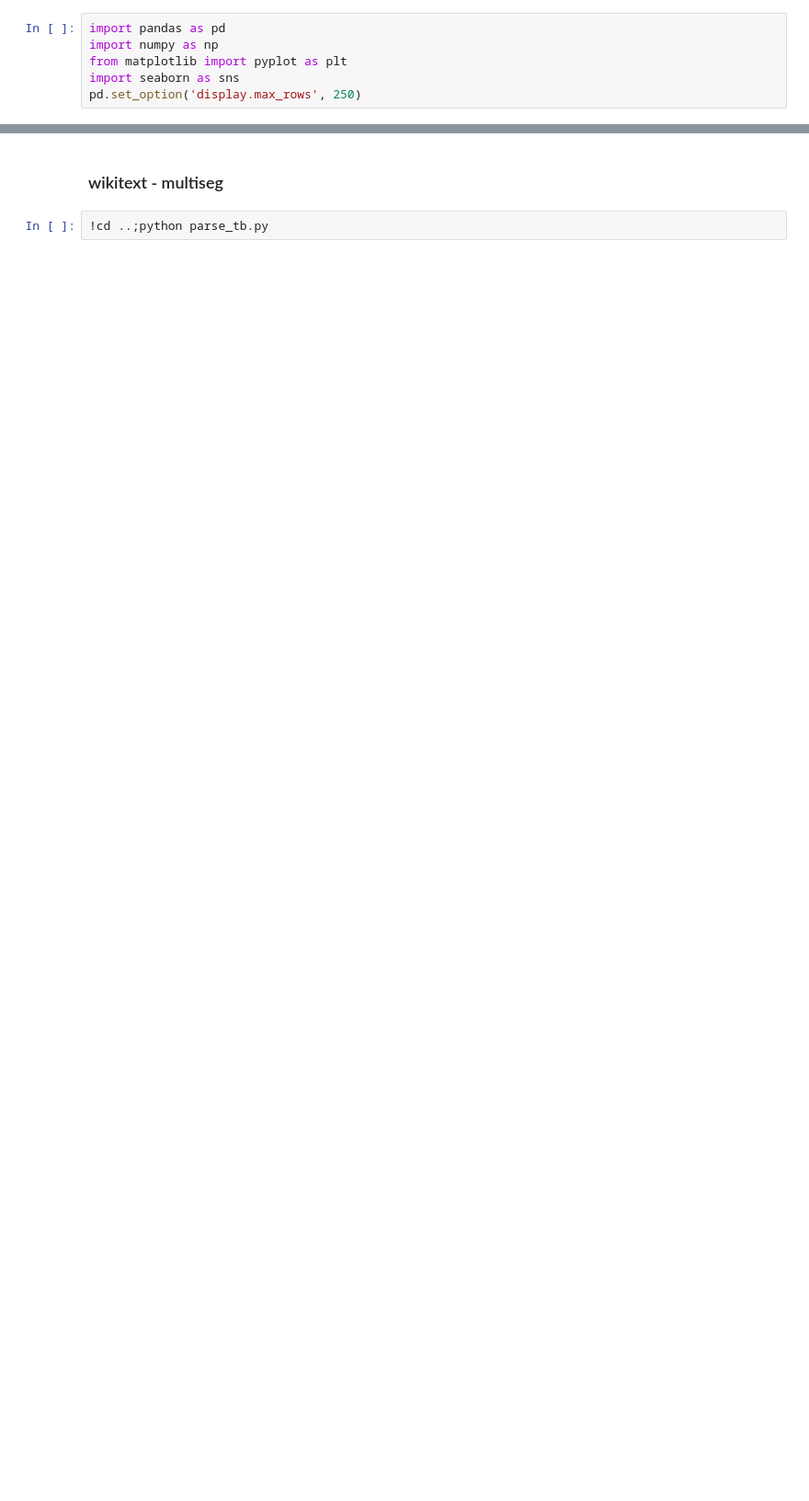
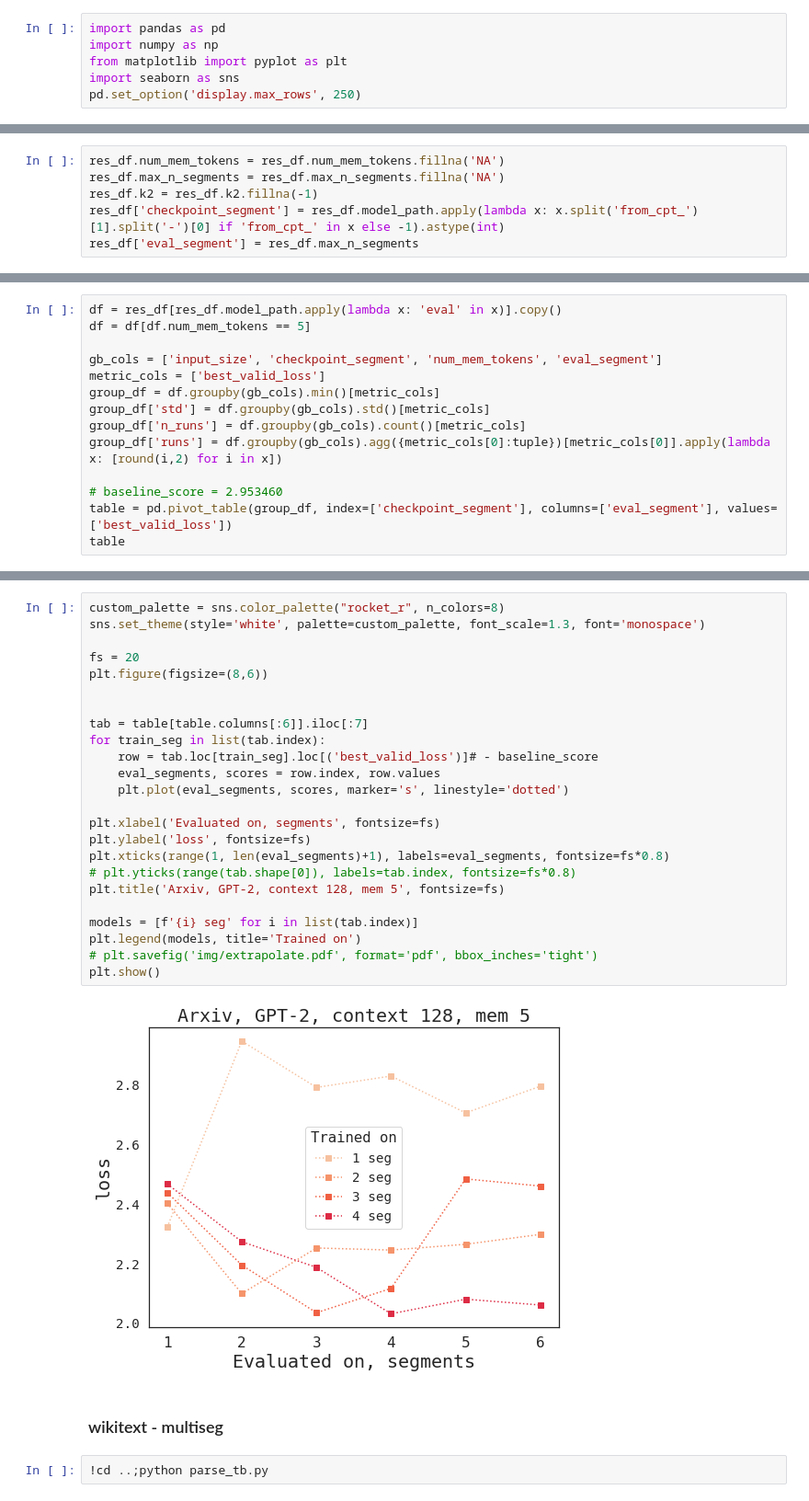
Before and after one commit to pansershrek/recurrent-memory-transformer, a Jupyter notebook: notebooks/interpret_results_decoder.ipynb, the cells around one changed output, grey strips where cells are left out. Shown at 92% size. Cells and saved outputs as stored; diff of their text form; blank space fills up the shorter version.

```diff
--- a/notebooks/interpret_results_decoder.ipynb
+++ b/notebooks/interpret_results_decoder.ipynb
@@ -6,0 +16,6 @@ pd.set_option('display.max_rows', 250)
+# %%
+res_df.num_mem_tokens = res_df.num_mem_tokens.fillna('NA')
+res_df.max_n_segments = res_df.max_n_segments.fillna('NA')
+res_df.k2 = res_df.k2.fillna(-1)
+res_df['checkpoint_segment'] = res_df.model_path.apply(lambda x: x.split('from_cpt_')[1].split('-')[0] if 'from_cpt_' in x else -1).astype(int)
+res_df['eval_segment'] = res_df.max_n_segments
@@ -6,0 +47,14 @@ pd.set_option('display.max_rows', 250)
+# %%
+df = res_df[res_df.model_path.apply(lambda x: 'eval' in x)].copy()
+df = df[df.num_mem_tokens == 5]
+
+gb_cols = ['input_size', 'checkpoint_segment', 'num_mem_tokens', 'eval_segment']
+metric_cols = ['best_valid_loss']
+group_df = df.groupby(gb_cols).min()[metric_cols]
+group_df['std'] = df.groupby(gb_cols).std()[metric_cols]
+group_df['n_runs'] = df.groupby(gb_cols).count()[metric_cols]
+group_df['runs'] = df.groupby(gb_cols).agg({metric_cols[0]:tuple})[metric_cols[0]].apply(lambda x: [round(i,2) for i in x])
+
+# baseline_score = 2.953460
+table = pd.pivot_table(group_df, index=['checkpoint_segment'], columns=['eval_segment'], values=['best_valid_loss'])
+table
@@ -7,3 +69,29 @@ pd.set_option('display.max_rows', 250)
+# %%
+custom_palette = sns.color_palette("rocket_r", n_colors=8)
+sns.set_theme(style='white', palette=custom_palette, font_scale=1.3, font='monospace')
+
+fs = 20
+plt.figure(figsize=(8,6))
+
+
+tab = table[table.columns[:6]].iloc[:7]
+for train_seg in list(tab.index):
+    row = tab.loc[train_seg].loc[('best_valid_loss')]# - baseline_score
+    eval_segments, scores = row.index, row.values
+    plt.plot(eval_segments, scores, marker='s', linestyle='dotted')
+
+plt.xlabel('Evaluated on, segments', fontsize=fs)
+plt.ylabel('loss', fontsize=fs)
+plt.xticks(range(1, len(eval_segments)+1), labels=eval_segments, fontsize=fs*0.8)
+# plt.yticks(range(tab.shape[0]), labels=tab.index, fontsize=fs*0.8)
+plt.title('Arxiv, GPT-2, context 128, mem 5', fontsize=fs)
+
+models = [f'{i} seg' for i in list(tab.index)]
+plt.legend(models, title='Trained on')
+# plt.savefig('img/extrapolate.pdf', format='pdf', bbox_inches='tight')
+plt.show()
+# %% [output]
+[figure, added]
 # %% [markdown]
 ### wikitext - multiseg
 # %%
```
Also changed, not shown: parts of 16 cells of this notebook, 26 other files.
